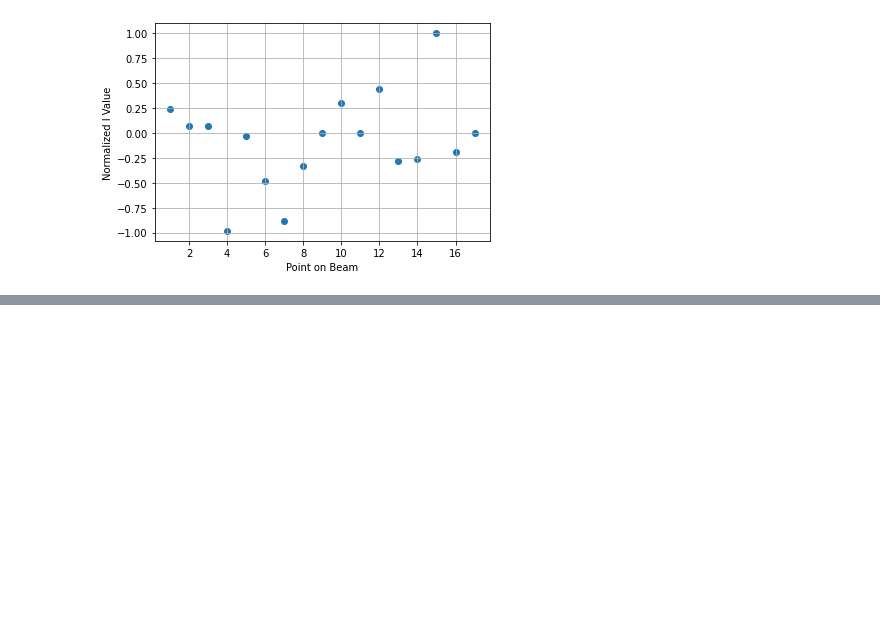
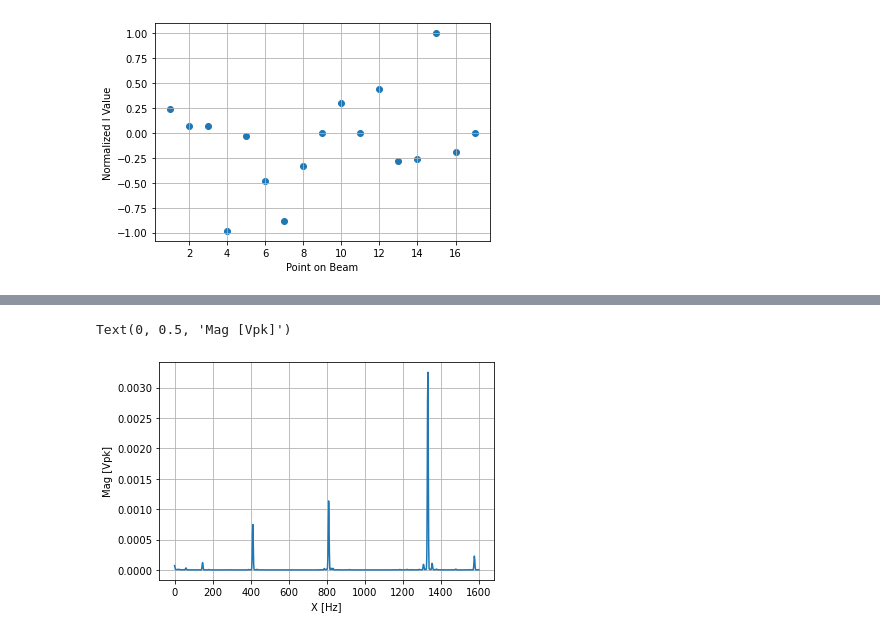
Before and after one commit to shyamthyagarajan/ae461, a Jupyter notebook: Lab 5/Lab 5 Analysis.ipynb, the cells around one changed output, grey strips where cells are left out. Saved outputs shown, nothing was run; the diff lists cells and outputs as text; code cells hidden in the pictures; blank space fills up the shorter version.

```diff
--- a/Lab 5/Lab 5 Analysis.ipynb
+++ b/Lab 5/Lab 5 Analysis.ipynb
@@ -288,0 +326,8 @@ plt.show()
+# %%
+plt.plot(X1, np.abs(Magavg))
+plt.grid()
+plt.xlabel('X [Hz]')
+plt.ylabel('Mag [Vpk]')
+# %% [output]
+Text(0, 0.5, 'Mag [Vpk]')
+[figure, added]
```
Also changed, not shown: parts of 6 cells of this notebook.
